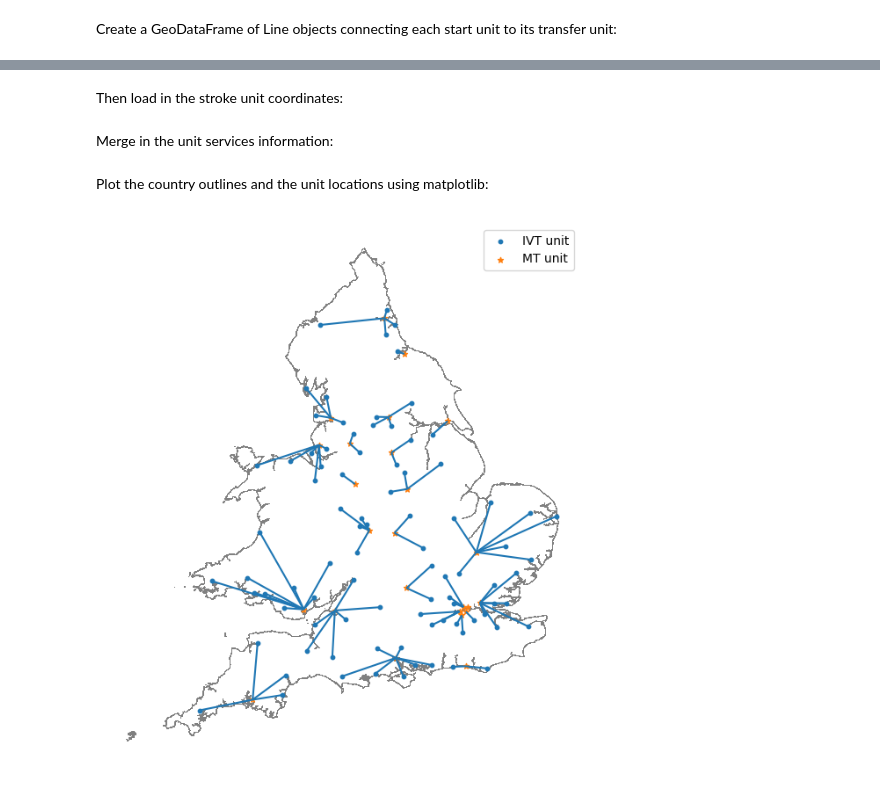
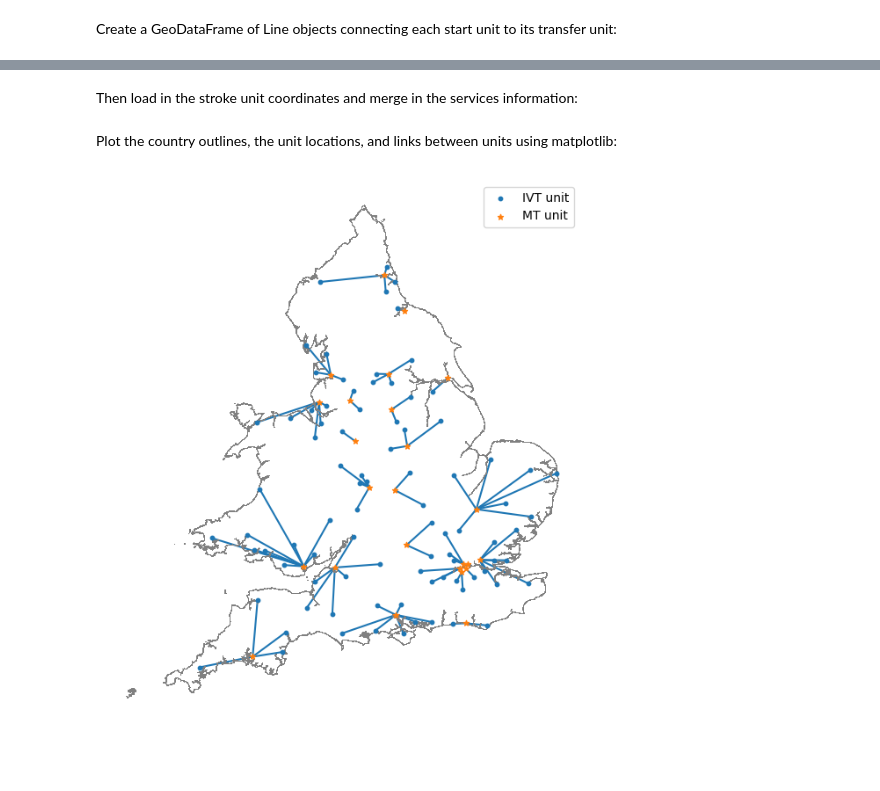
Before and after one commit to stroke-modelling/stroke-maps, a Jupyter notebook: docs/03b_transfer_units.ipynb, the cells around one changed output, grey strips where cells are left out. Drawn from its saved outputs; the diff is of its cells as text; code cells hidden in the pictures; blank space fills up the shorter version.

Commit message:
New plot for stroke unit catchment areas

```diff
--- a/docs/03b_transfer_units.ipynb
+++ b/docs/03b_transfer_units.ipynb
@@ -245,6 +249,6 @@ First load the outline of England and Wales:
 # %%
 gdf_ew = stroke_maps.load_data.englandwales_outline()
 # %% [markdown]
-Then load in the stroke unit coordinates:
+Then load in the stroke unit coordinates and merge in the services information:
 # %%
 gdf_units = stroke_maps.load_data.stroke_unit_coordinates()
@@ -251,2 +258,0 @@ gdf_units = stroke_maps.load_data.stroke_unit_coordinates()
-# %% [markdown]
-Merge in the unit services information:
@@ -258,5 +259,5 @@ gdf_units = pd.merge(
 # %% [markdown]
-Plot the country outlines and the unit locations using matplotlib:
+Plot the country outlines, the unit locations, and links between units using matplotlib:
 # %%
 fig, ax = plt.subplots(figsize=(8, 8))
 
@@ -270,36 +271,39 @@ gdf_ew.plot(
     )
 
 # Lines between units:
-gdf_transfer.plot(ax=ax)
+gdf_transfer.plot(
+    ax=ax,
+    zorder=0  # place lines behind the scatter markers.
+)
 
 # Pick out which stroke units to plot:
 mask_ivt = ((gdf_units['use_ivt'] == 1) & (gdf_units['use_mt'] == 0))
 mask_mt = (gdf_units['use_mt'] == 1)
 
 # IVT units:
 ax.scatter(
     gdf_units.loc[mask_ivt, 'geometry'].x,
     gdf_units.loc[mask_ivt, 'geometry'].y,
     marker='o',
     label='IVT unit',
     s=10,  # size
     )
 
 # MT units:
 ax.scatter(
     gdf_units.loc[mask_mt, 'geometry'].x,
     gdf_units.loc[mask_mt, 'geometry'].y,
     marker='*',
     label='MT unit',
     s=20,  # size
     )
 
 # Remove the axis border, ticks, labels...
 ax.axis('off')
 
 # Add legend:
 ax.legend()
 
 plt.show()
 # %% [output]
-[figure, old version]
+[figure, new version]
```
Also changed, not shown: parts of 4 cells of this notebook, 3 other files.
